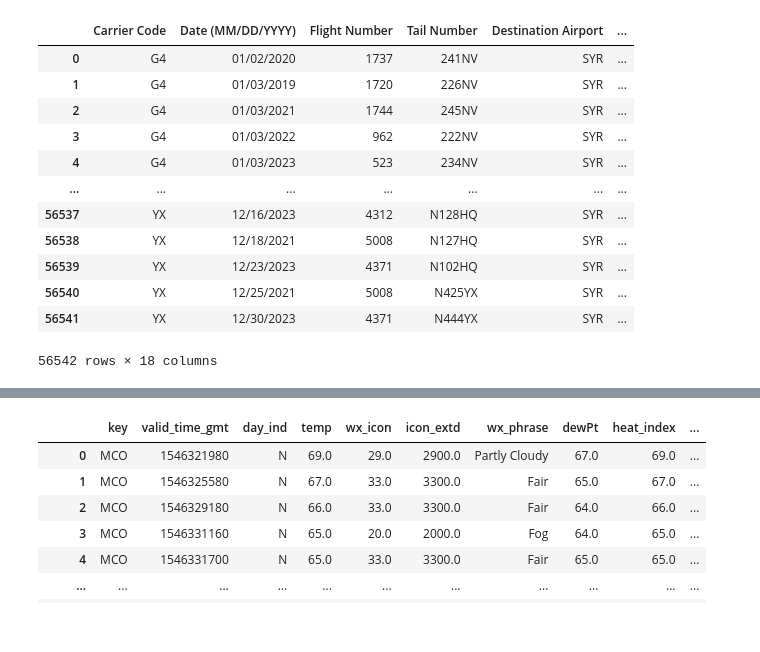
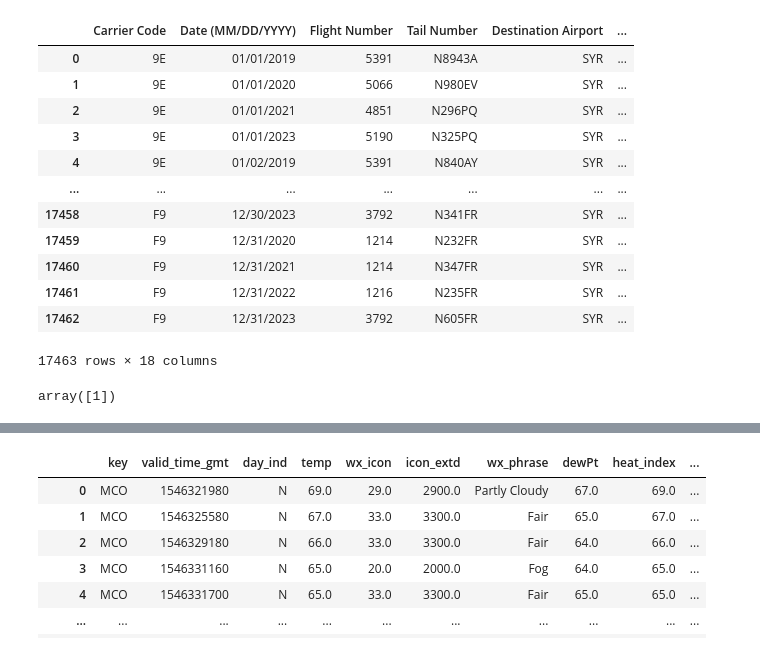
Before and after one commit to saikeerthan-14/flight-delay-prediction, a Jupyter notebook: predictions.ipynb, the cells around one changed output, grey strips where cells are left out. Saved outputs shown, nothing was run; the diff lists cells and outputs as text; code cells hidden in the pictures.

Commit message:
filtered data

```diff
--- a/predictions.ipynb
+++ b/predictions.ipynb
@@ -42,17 +176,22 @@ dtype: object
 # %%
-departures_df = pd.read_csv("./data/modified/departures.csv", index_col=0)
+departures_df = pd.read_csv("./data/modified/departures_jfk_mco_ord.csv")
 departures_df
 # %% [output]
 |  | Carrier Code | Date (MM/DD/YYYY) | Flight Number | Tail Number | Destination Airport | ... |
-| 0 | G4 | 01/02/2020 | 1737 | 241NV | SYR | ... |
-| 1 | G4 | 01/03/2019 | 1720 | 226NV | SYR | ... |
-| 2 | G4 | 01/03/2021 | 1744 | 245NV | SYR | ... |
-| 3 | G4 | 01/03/2022 | 962 | 222NV | SYR | ... |
-| 4 | G4 | 01/03/2023 | 523 | 234NV | SYR | ... |
+| 0 | 9E | 01/01/2019 | 5391 | N8943A | SYR | ... |
+| 1 | 9E | 01/01/2020 | 5066 | N980EV | SYR | ... |
+| 2 | 9E | 01/01/2021 | 4851 | N296PQ | SYR | ... |
+| 3 | 9E | 01/01/2023 | 5190 | N325PQ | SYR | ... |
+| 4 | 9E | 01/02/2019 | 5391 | N840AY | SYR | ... |
 | ... | ... | ... | ... | ... | ... | ... |
-| 56537 | YX | 12/16/2023 | 4312 | N128HQ | SYR | ... |
-| 56538 | YX | 12/18/2021 | 5008 | N127HQ | SYR | ... |
-| 56539 | YX | 12/23/2023 | 4371 | N102HQ | SYR | ... |
-| 56540 | YX | 12/25/2021 | 5008 | N425YX | SYR | ... |
-| 56541 | YX | 12/30/2023 | 4371 | N444YX | SYR | ... |
+| 17458 | F9 | 12/30/2023 | 3792 | N341FR | SYR | ... |
+| 17459 | F9 | 12/31/2020 | 1214 | N232FR | SYR | ... |
+| 17460 | F9 | 12/31/2021 | 1214 | N347FR | SYR | ... |
+| 17461 | F9 | 12/31/2022 | 1216 | N235FR | SYR | ... |
+| 17462 | F9 | 12/31/2023 | 3792 | N605FR | SYR | ... |
-56542 rows × 18 columns
+17463 rows × 18 columns
+# %%
+p = arrivals_df.groupby(["Carrier Code", "Date (MM/DD/YYYY)", "Flight Number"]).agg(count=('Flight Number', 'size'))
+p["count"].unique()
+# %% [output]
+array([1])
```
Also changed, not shown: parts of 51 cells of this notebook, 3 other files.
